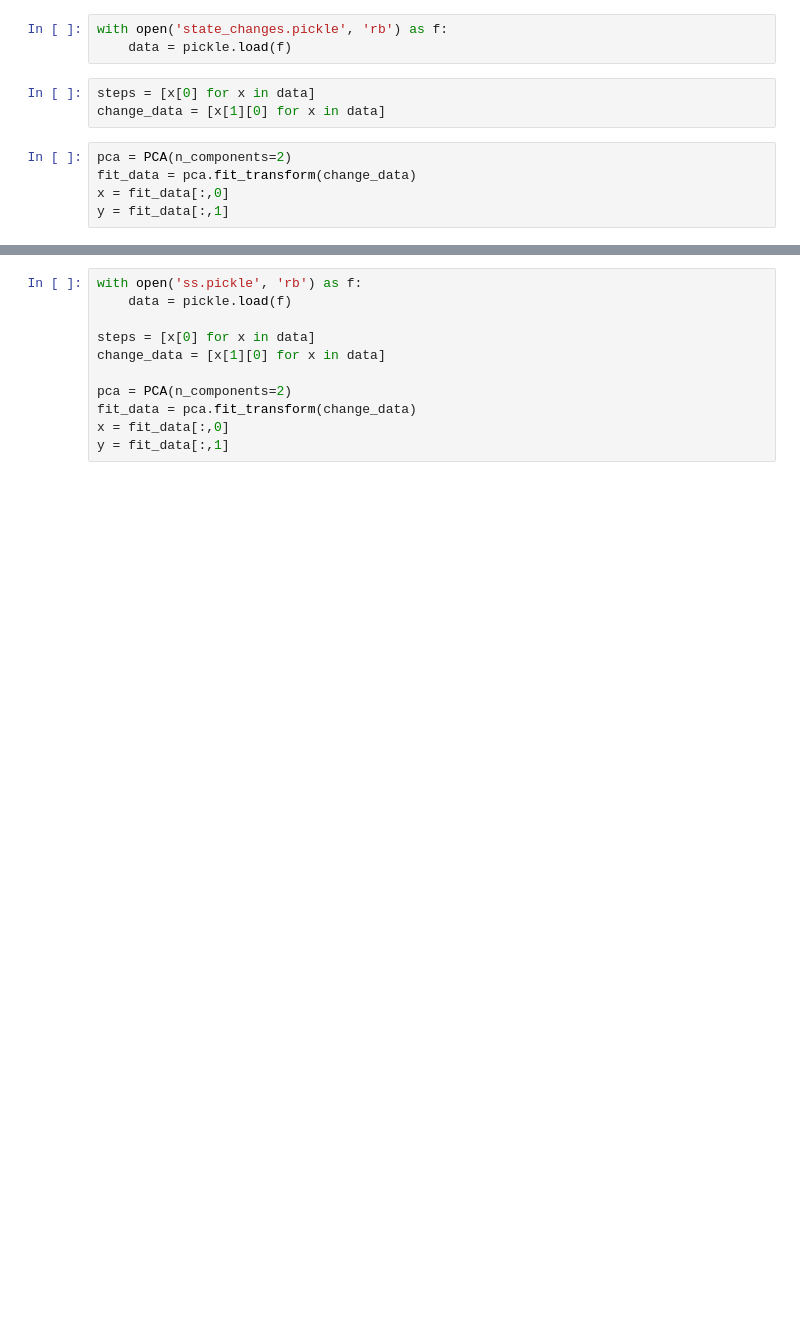
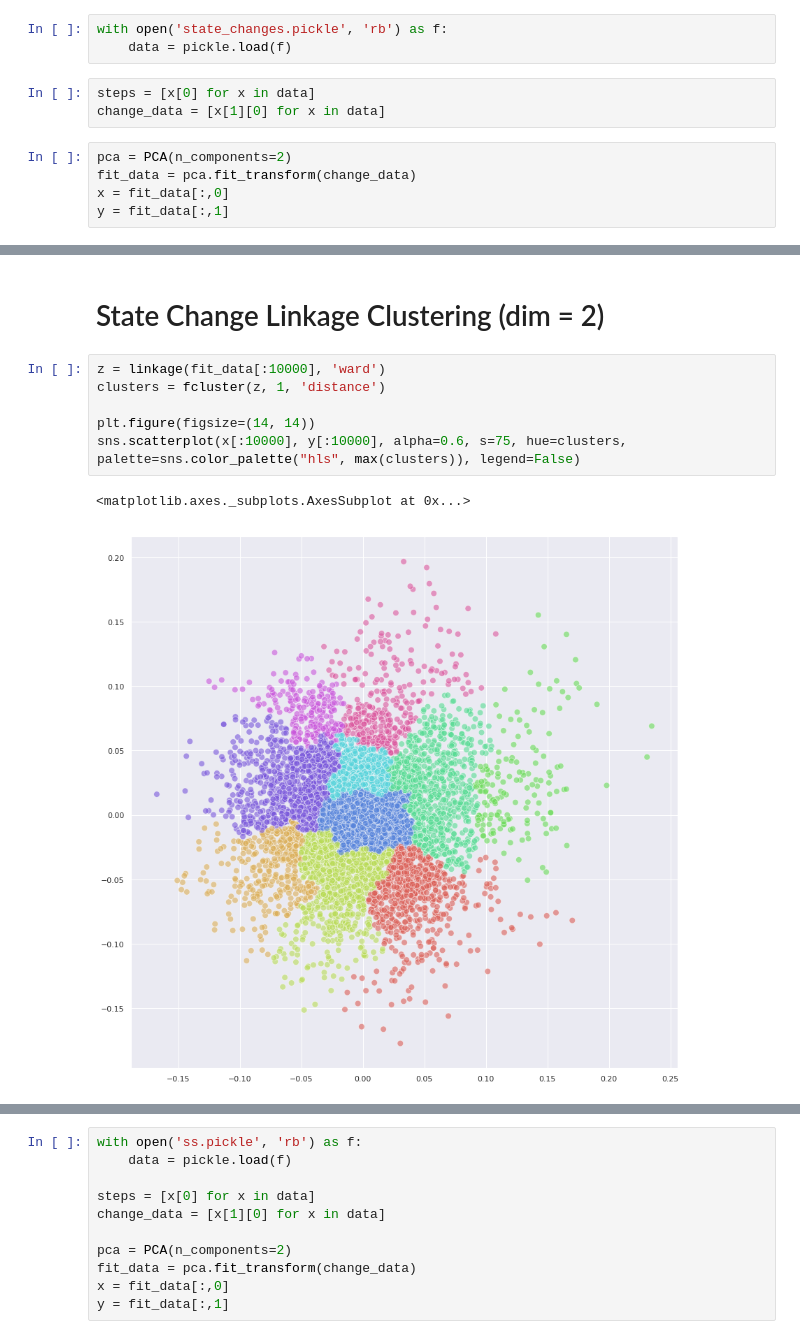
Before and after one commit to ejmejm/HASL, a Jupyter notebook: data_analysis.ipynb, the cells around one changed output, grey strips where cells are left out. Drawn from its saved outputs; the diff is of its cells as text; blank space fills up the shorter version.

Commit message:
gather and formatting data for use in creating action sequence nets

```diff
--- a/data_analysis.ipynb
+++ b/data_analysis.ipynb
@@ -25,0 +51,11 @@ sns.scatterplot(x, y, alpha=0.6, s=75, hue=steps)
+# %% [markdown]
+# State Change Linkage Clustering (dim = 2)
+# %%
+z = linkage(fit_data[:10000], 'ward')
+clusters = fcluster(z, 1, 'distance')
+
+plt.figure(figsize=(14, 14))
+sns.scatterplot(x[:10000], y[:10000], alpha=0.6, s=75, hue=clusters, palette=sns.color_palette("hls", max(clusters)), legend=False)
+# %% [output]
+<matplotlib.axes._subplots.AxesSubplot at 0x...>
+[figure, added]
```
Also changed, not shown: parts of 16 cells of this notebook, 4 other files.
